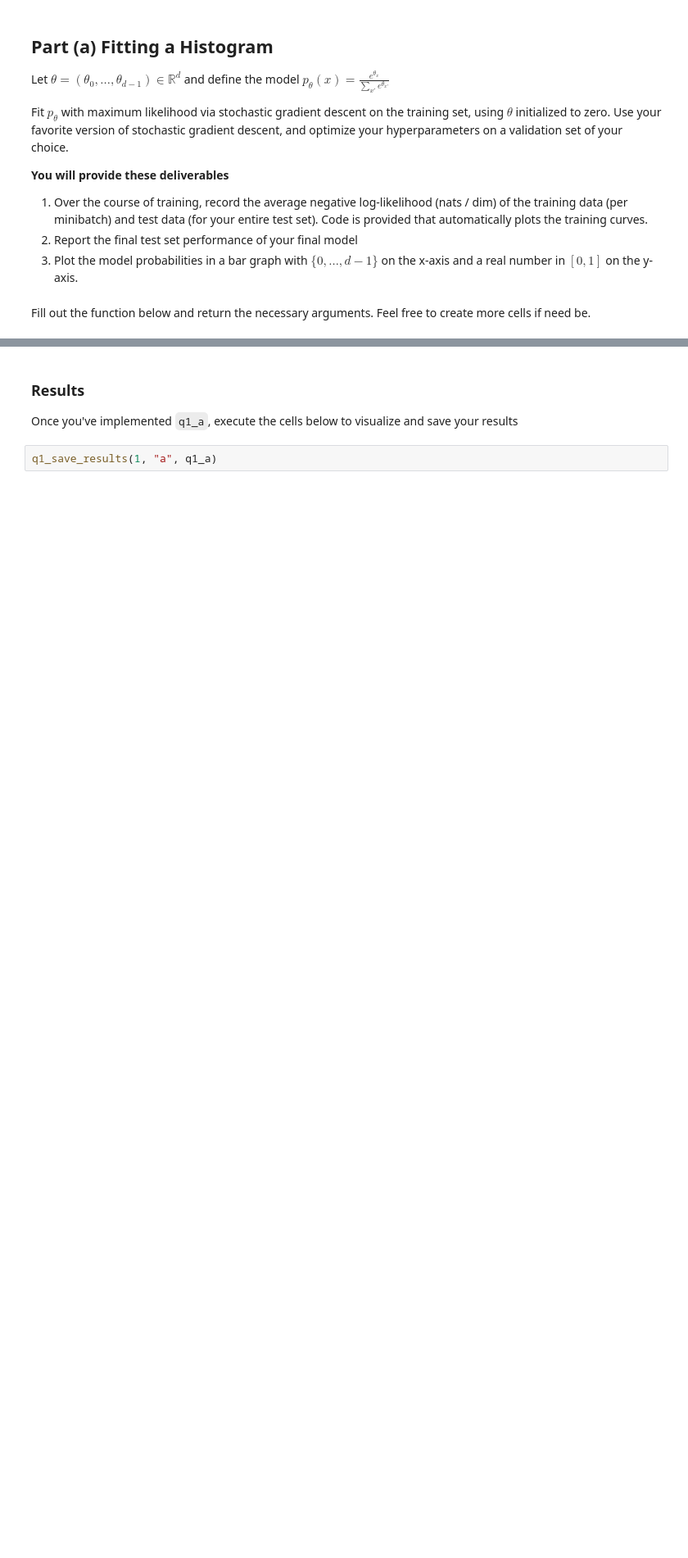
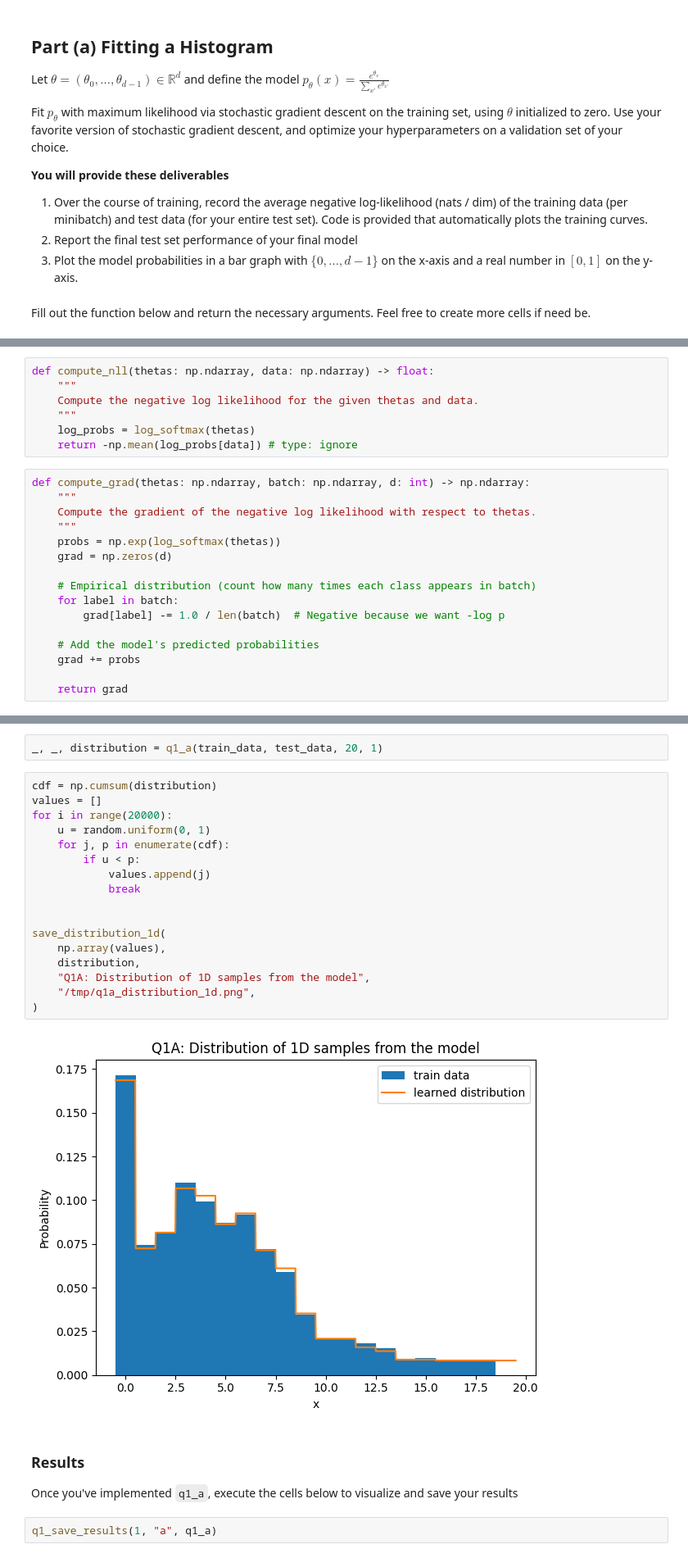
Before and after one commit to niits/experiments, a Jupyter notebook: courses/deepul/homeworks/hw1/hw1.ipynb, the cells around one changed output, grey strips where cells are left out. Shown at 82% size. Saved outputs shown, nothing was run; the diff lists cells and outputs as text; blank space fills up the shorter version.

```diff
--- a/courses/deepul/homeworks/hw1/hw1.ipynb
+++ b/courses/deepul/homeworks/hw1/hw1.ipynb
@@ -83,3 +155,26 @@ Fill out the function below and return the necessary arguments. Feel free to cre
+# %%
+def compute_nll(thetas: np.ndarray, data: np.ndarray) -> float:
+    """
+    Compute the negative log likelihood for the given thetas and data.
+    """
+    log_probs = log_softmax(thetas)
+    return -np.mean(log_probs[data]) # type: ignore
+# %%
+def compute_grad(thetas: np.ndarray, batch: np.ndarray, d: int) -> np.ndarray:
+    """
+    Compute the gradient of the negative log likelihood with respect to thetas.
+    """
+    probs = np.exp(log_softmax(thetas))
+    grad = np.zeros(d)
+
+    # Empirical distribution (count how many times each class appears in batch)
+    for label in batch:
+        grad[label] -= 1.0 / len(batch)  # Negative because we want -log p
+
+    # Add the model's predicted probabilities
+    grad += probs
+
+    return grad
 # %%
 def q1_a(train_data, test_data, d, dset_id):
     """
@@ -99,3 +230,24 @@ def q1_a(train_data, test_data, d, dset_id):
+# %%
+_, _, distribution = q1_a(train_data, test_data, 20, 1)
+# %%
+cdf = np.cumsum(distribution)
+values = []
+for i in range(20000):
+    u = random.uniform(0, 1)
+    for j, p in enumerate(cdf):
+        if u < p:
+            values.append(j)
+            break
+
+
+save_distribution_1d(
+    np.array(values),
+    distribution,
+    "Q1A: Distribution of 1D samples from the model",
+    "/tmp/q1a_distribution_1d.png",
+)
+# %% [output]
+[figure, added]
 # %% [markdown]
 ### Results
 
```
Also changed, not shown: parts of 13 cells of this notebook, 3 other files.
